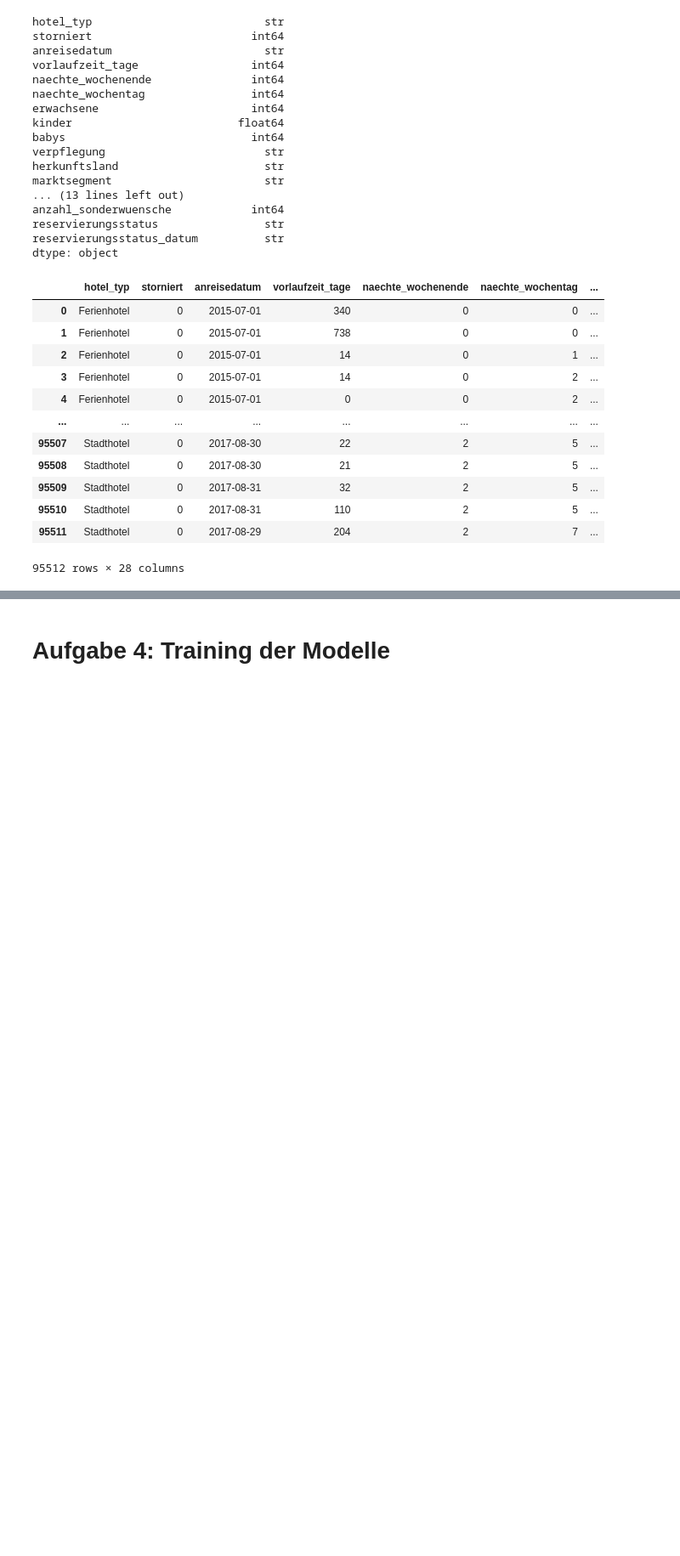
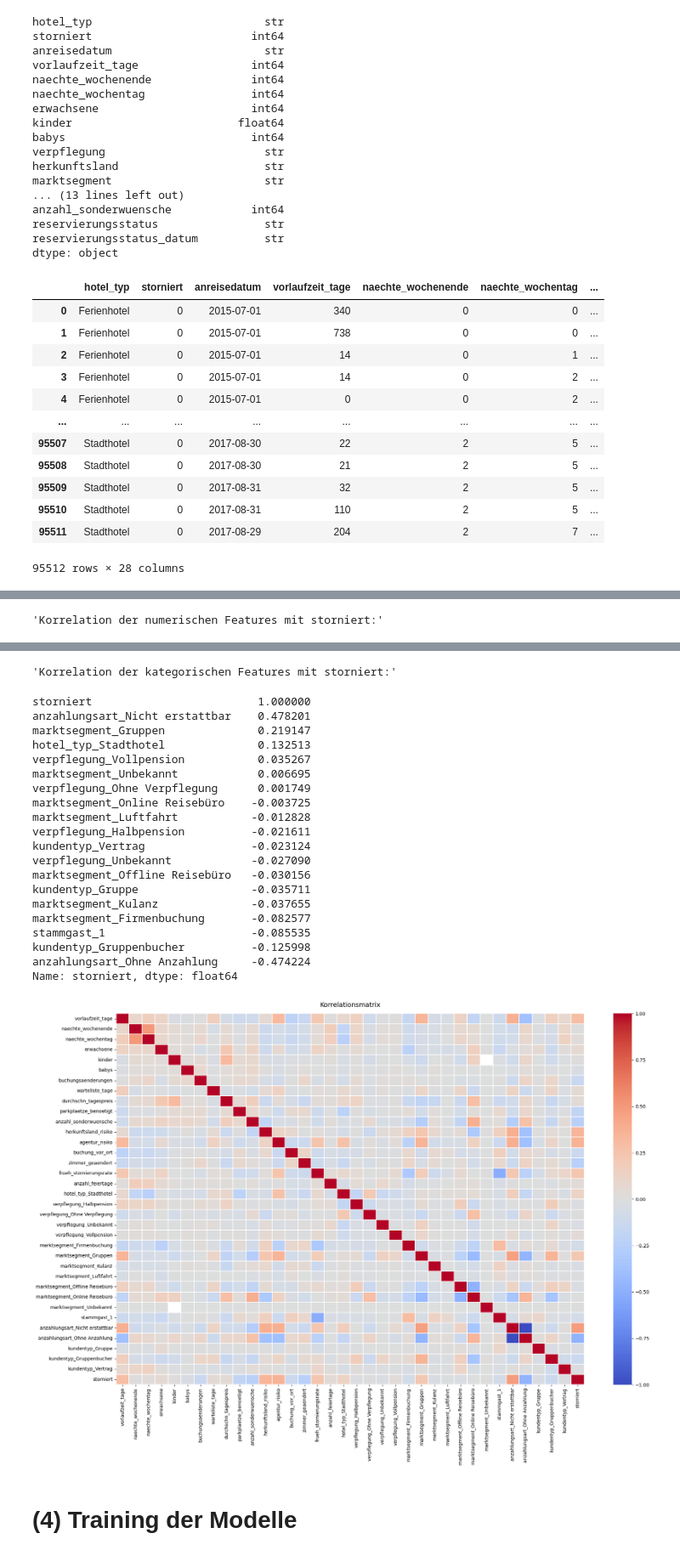
Before and after one commit to vasv1011/semester-3-projekte, a Jupyter notebook: ML/Projekt/project.ipynb, the cells around one changed output, grey strips where cells are left out. Shown at 85% size. Saved outputs shown, nothing was run; the diff lists cells and outputs as text; code cells hidden in the pictures; blank space fills up the shorter version.

```diff
--- a/ML/Projekt/project.ipynb
+++ b/ML/Projekt/project.ipynb
@@ -148 +313,4 @@ map_holidays(df_test)
+# %%
+df_train = features(df_train, ["reservierungsstatus", "reservierungsstatus_datum"])
+df_train
 # %%
@@ -393,0 +399,45 @@ numerical_pipeline = Pipeline(
+# %%
+import seaborn as sns
+from sklearn.preprocessing import OneHotEncoder
+
+
+def show_correlations(df: pd.DataFrame, target: pd.DataFrame, text: str) -> None:
+    """Ausgabe der Korrelationen."""
+    df_corr = df.copy()
+    df_corr["storniert"] = target.copy()
+
+    correlations = df_corr.corr()
+    display(text, correlations["storniert"].sort_values(ascending=False))
+
+
+show_correlations(X_train[numerical], y_train, "Korrelation der numerischen Features mit storniert:")
+
+encoding = OneHotEncoder(handle_unknown="ignore", sparse_output=False, drop="first")
+
+# TODO: Entfernen nach Behandlung
+# categorical = categorical.drop("agentur_id")  # TODO: Agentur in Risikogruppen unterteilen
+df_encoded = encoding.fit_transform(X=X_train[categorical])
+df_encoded = pd.DataFrame(df_encoded, columns=encoding.get_feature_names_out(), index=X_train.index)
+
+show_correlations(df_encoded, y_train, "Korrelation der kategorischen Features mit storniert:")
+
+# Korrelationsmatrix der Features
+df_heatmap = pd.concat([X_train[numerical], df_encoded], axis=1)
+df_heatmap["storniert"] = y_train
+
+_, ax = plt.subplots(figsize=(20, 14))
+sns.heatmap(
+    df_heatmap.corr(),
+    cmap="coolwarm",
+    center=0,
+    vmin=-1,
+    vmax=1,
+    linewidths=0.3,
+    annot=False,
+    ax=ax,
+)
+plt.title("Korrelationsmatrix", fontsize=14, pad=14)
+plt.tight_layout()
+plt.show()
+# %% [output]
+'Korrelation der numerischen Features mit storniert:'
@@ -393,0 +463,22 @@ numerical_pipeline = Pipeline(
+'Korrelation der kategorischen Features mit storniert:'
+storniert                         1.000000
+anzahlungsart_Nicht erstattbar    0.478201
+marktsegment_Gruppen              0.219147
+hotel_typ_Stadthotel              0.132513
+verpflegung_Vollpension           0.035267
+marktsegment_Unbekannt            0.006695
+verpflegung_Ohne Verpflegung      0.001749
+marktsegment_Online Reisebüro    -0.003725
+marktsegment_Luftfahrt           -0.012828
+verpflegung_Halbpension          -0.021611
+kundentyp_Vertrag                -0.023124
+verpflegung_Unbekannt            -0.027090
+marktsegment_Offline Reisebüro   -0.030156
+kundentyp_Gruppe                 -0.035711
+marktsegment_Kulanz              -0.037655
+marktsegment_Firmenbuchung       -0.082577
+stammgast_1                      -0.085535
+kundentyp_Gruppenbucher          -0.125998
+anzahlungsart_Ohne Anzahlung     -0.474224
+Name: storniert, dtype: float64
+[figure, added]
@@ -394,2 +515,2 @@ numerical_pipeline = Pipeline(
 # %% [markdown]
-# Aufgabe 4: Training der Modelle
+# (4) Training der Modelle
```
Also changed, not shown: parts of 40 cells of this notebook.
